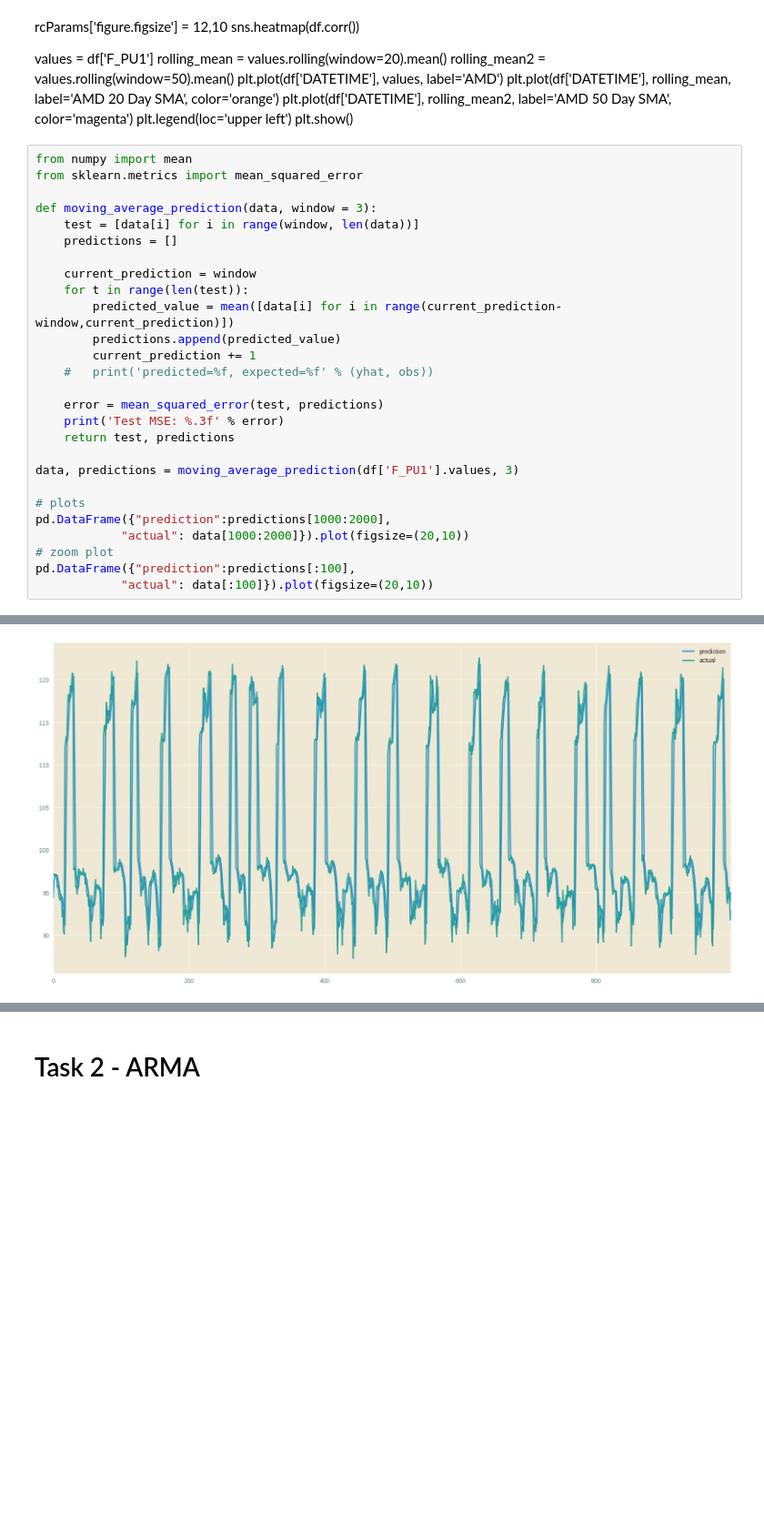
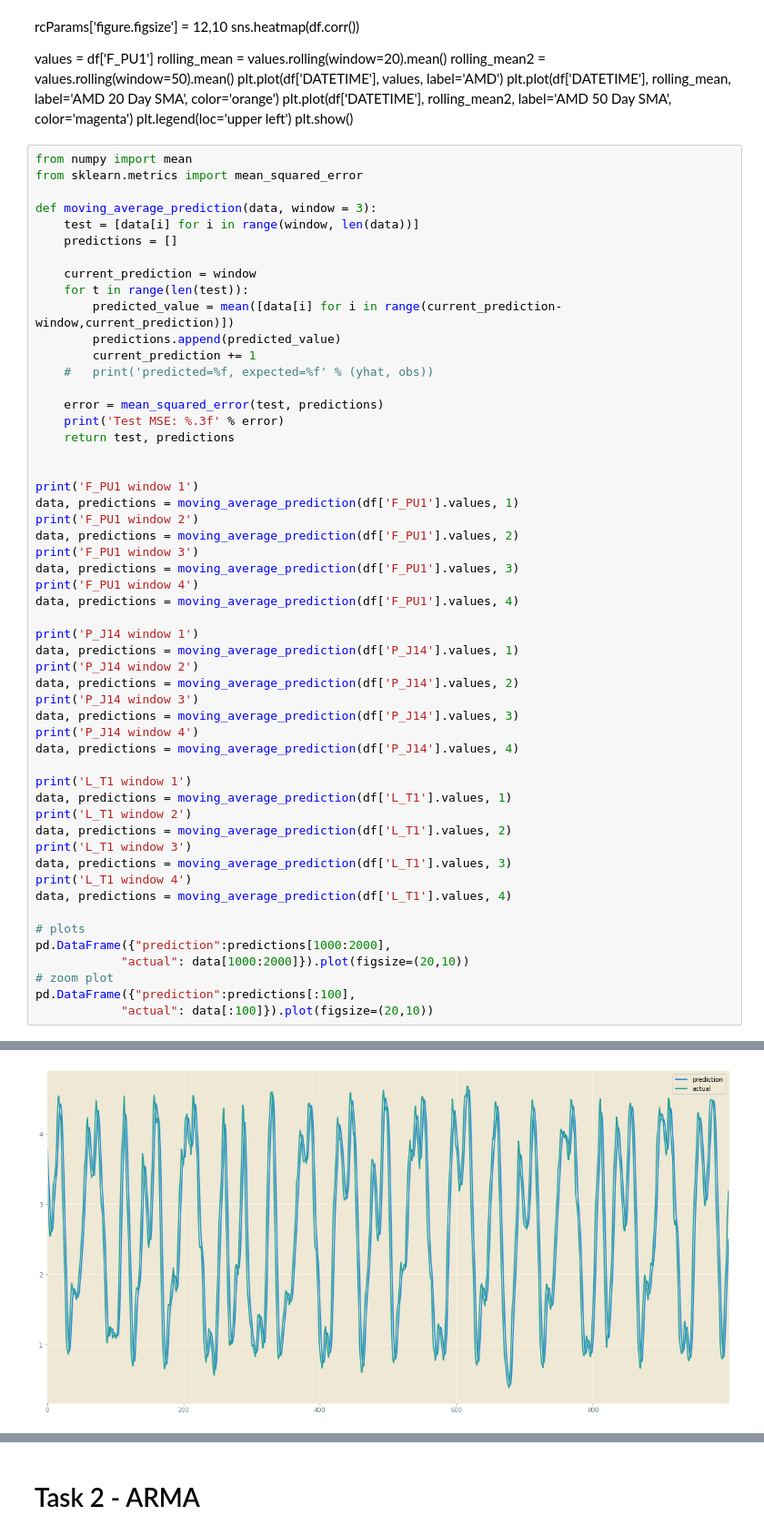
Before and after one commit to mennobo/CS4035_CDA_3, a Jupyter notebook: Assignment 2/Task1.ipynb, the cells around one changed output, grey strips where cells are left out. Shown at 91% size. Cells and saved outputs as stored; diff of their text form; blank space fills up the shorter version.

```diff
--- a/Assignment 2/Task1.ipynb
+++ b/Assignment 2/Task1.ipynb
@@ -93,7 +93,33 @@ def moving_average_prediction(data, window = 3):
     print('Test MSE: %.3f' % error)
     return test, predictions
 
+
+print('F_PU1 window 1')
+data, predictions = moving_average_prediction(df['F_PU1'].values, 1)
+print('F_PU1 window 2')
+data, predictions = moving_average_prediction(df['F_PU1'].values, 2)
+print('F_PU1 window 3')
 data, predictions = moving_average_prediction(df['F_PU1'].values, 3)
+print('F_PU1 window 4')
+data, predictions = moving_average_prediction(df['F_PU1'].values, 4)
+
+print('P_J14 window 1')
+data, predictions = moving_average_prediction(df['P_J14'].values, 1)
+print('P_J14 window 2')
+data, predictions = moving_average_prediction(df['P_J14'].values, 2)
+print('P_J14 window 3')
+data, predictions = moving_average_prediction(df['P_J14'].values, 3)
+print('P_J14 window 4')
+data, predictions = moving_average_prediction(df['P_J14'].values, 4)
+
+print('L_T1 window 1')
+data, predictions = moving_average_prediction(df['L_T1'].values, 1)
+print('L_T1 window 2')
+data, predictions = moving_average_prediction(df['L_T1'].values, 2)
+print('L_T1 window 3')
+data, predictions = moving_average_prediction(df['L_T1'].values, 3)
+print('L_T1 window 4')
+data, predictions = moving_average_prediction(df['L_T1'].values, 4)
 
 # plots
 pd.DataFrame({"prediction":predictions[1000:2000],
@@ -106,2 +148,2 @@ Test MSE: 34.441
 <matplotlib.axes._subplots.AxesSubplot at 0x...>
-[figure, old version]
+[figure, new version]
```
Also changed, not shown: parts of 11 cells of this notebook, 1 other file.
